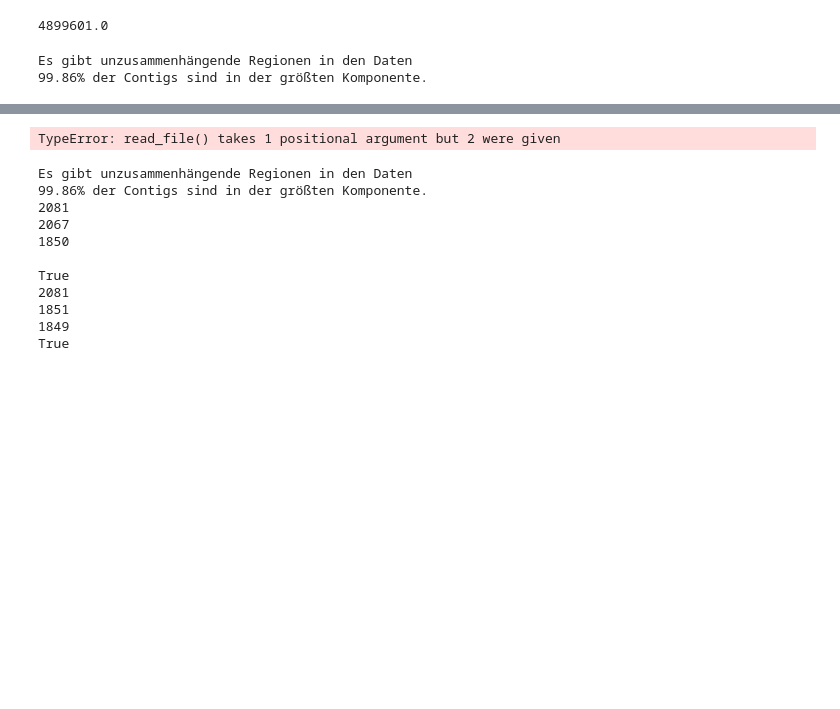
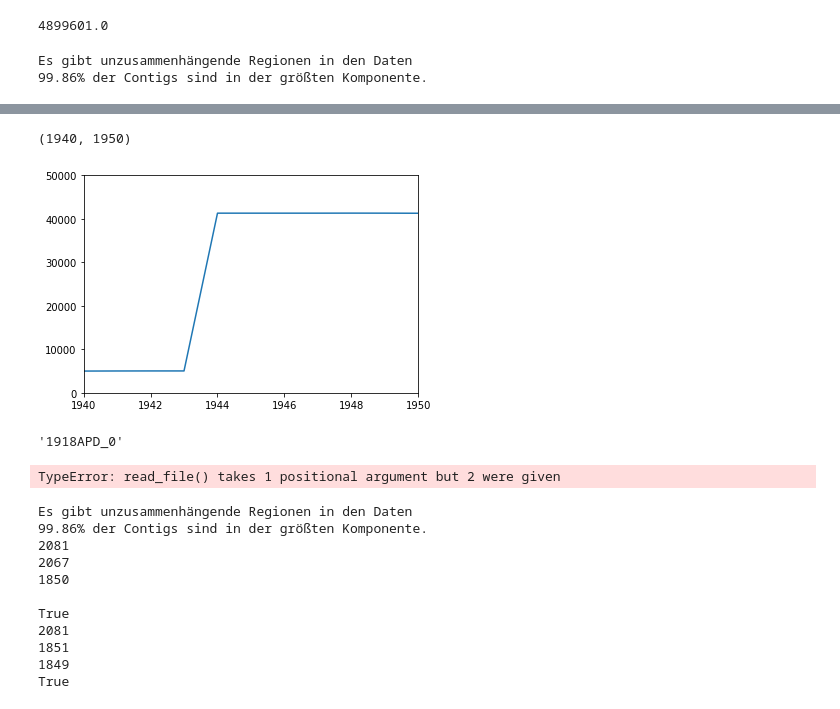
Before and after one commit to malin119/ba, a Jupyter notebook: ba_lp.ipynb, the cells around one changed output, grey strips where cells are left out. Drawn from its saved outputs; the diff is of its cells as text; code cells hidden in the pictures; blank space fills up the shorter version.

```diff
--- a/ba_lp.ipynb
+++ b/ba_lp.ipynb
@@ -412,0 +665,5 @@ z2/(z1+z2)
+# %%
+const_p = get_constr_pos(data5, pos)
+for c in const_p:
+    for g in gruppierung_0(constr_pos[c], 500):
+        print(c, int(g.pos), round(g.güte_0,3), round(g.güte,3))
@@ -412,0 +712,4 @@ z2/(z1+z2)
+# %%
+for a,b,d in data:
+    if a == '233APD_0' and b == '146APD_0':
+        print(d)
@@ -412,0 +720,8 @@ z2/(z1+z2)
+# %%
+for i in range(430,440):
+    print(intNameX[i])
+print()
+for i in range(488,500):
+    print(intName[i])
+for i in range(488,500):
+    print(intName[i])
@@ -618,0 +937,5 @@ len(reps - repeats),len(reps & repeats),len(repeats-reps )
+# %%
+
+bestätigte_data = [(a,b,d) for a,b,d in data if -1000 < position[b] - position[a] - d < 1000]
+#print('lll',set(position) - pp)
+position.update(solve_LP_standard(position, bestätigte_data))
@@ -619,3 +1207,25 @@ len(reps - repeats),len(reps & repeats),len(repeats-reps )
+# %%
+
+intName = get_intName(position)
+x = []
+a = []
+for i in range(2000):
+    if not i in intName:
+        break
+    if not intName[i] in intNameX:
+        continue
+    x.append(i)
+    a.append(pos[intName[i]] - position[intName[i]])
+plt.plot(x,a,)
+plt.ylim(0,50000)
+plt.xlim(1940,1950)
+# %% [output]
+(1940, 1950)
+[figure, added]
+# %%
+intNameX[1943]
+# %% [output]
+'1918APD_0'
 # %%
 def verbessere_loop(datei, out):
 
```
Also changed, not shown: parts of 55 cells of this notebook, 14 other files.
